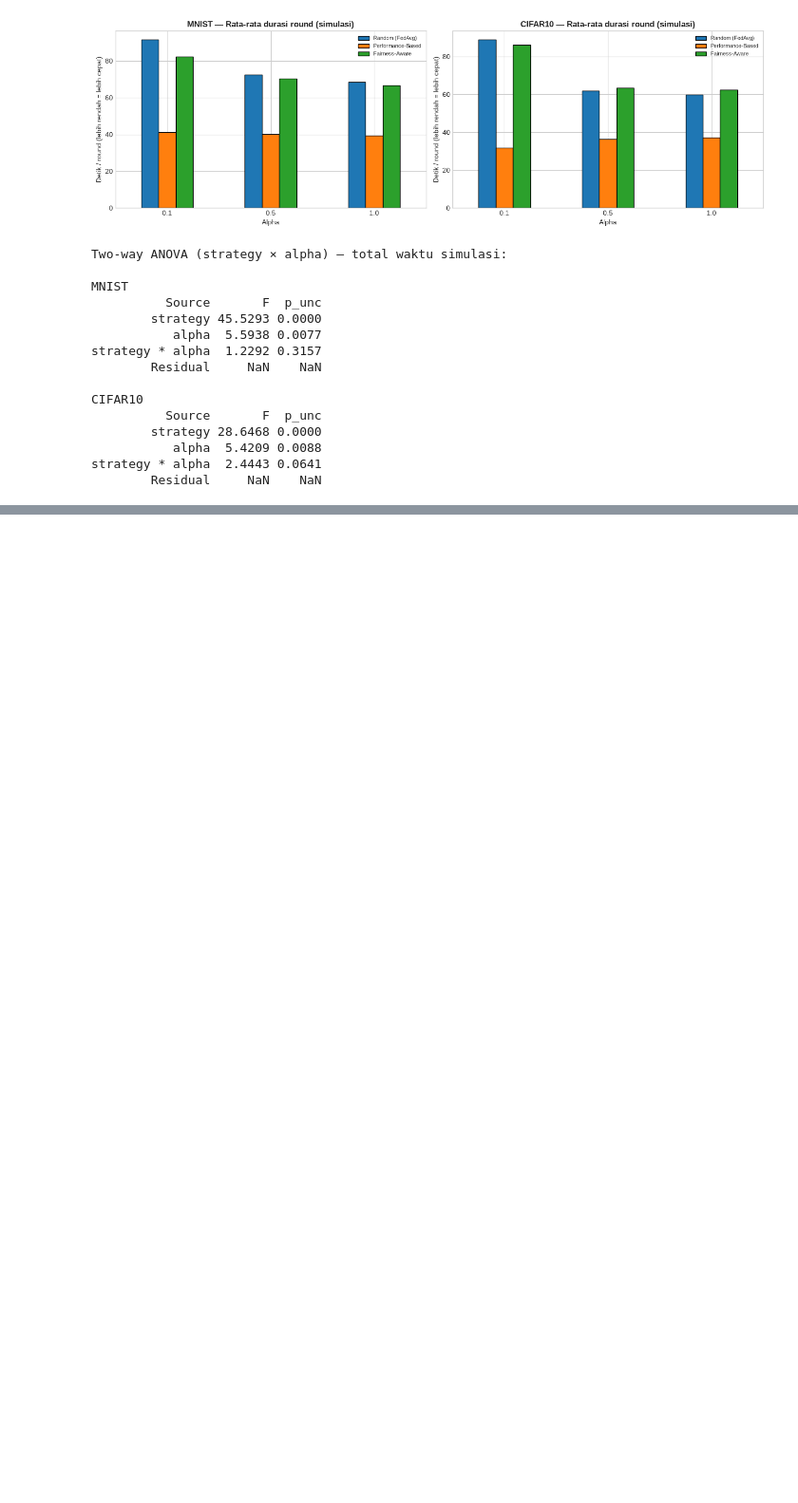
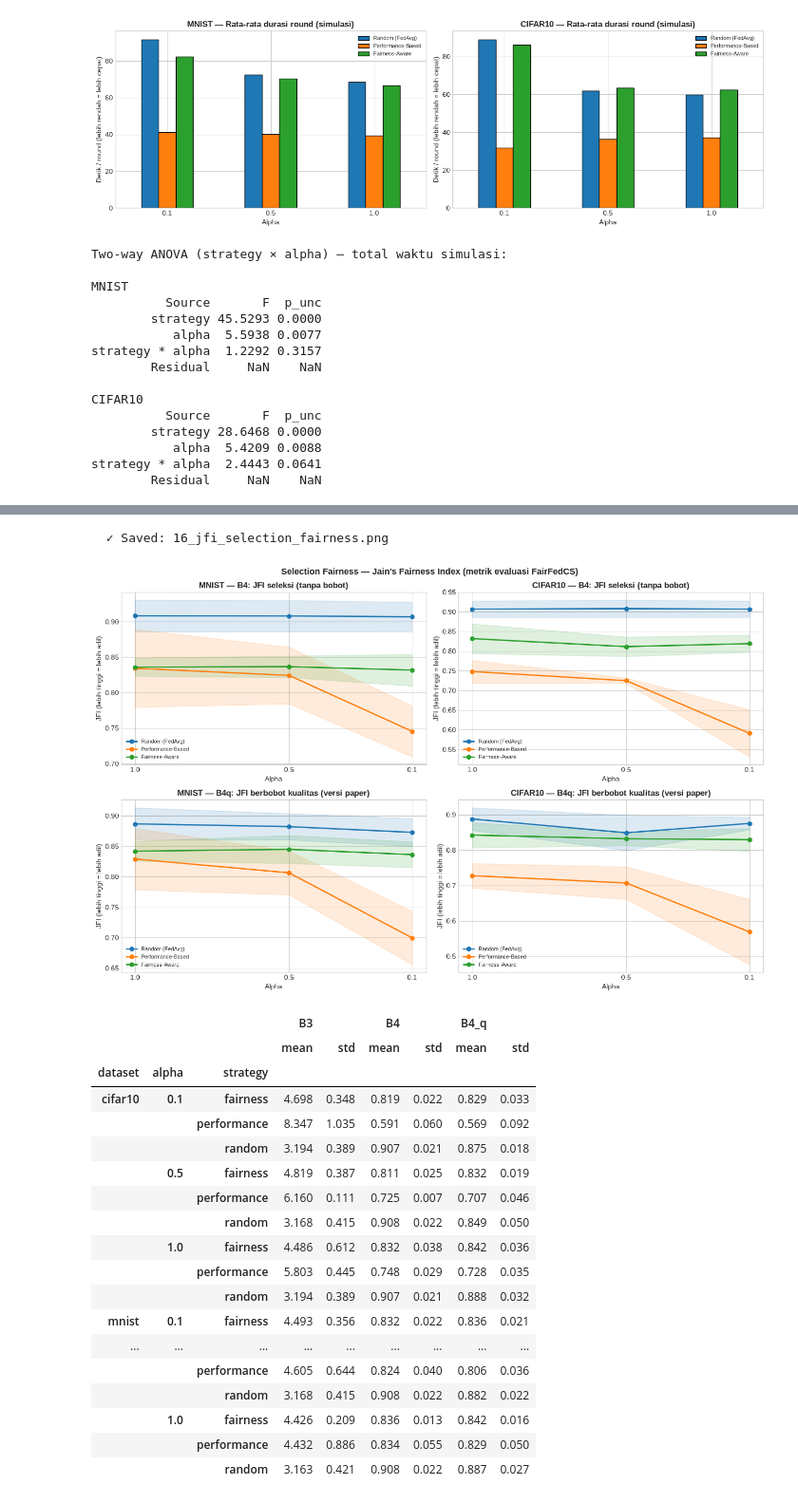
Before and after one commit to zpenct/client-strategy-fl, a Jupyter notebook: notebooks/analysis.ipynb, the cells around one changed output, grey strips where cells are left out. Shown at 95% size. Cells and saved outputs as stored; diff of their text form; code cells hidden in the pictures; blank space fills up the shorter version.

```diff
--- a/notebooks/analysis.ipynb
+++ b/notebooks/analysis.ipynb
@@ -1526,0 +1552,56 @@ strategy * alpha  2.4443 0.0641
+# %%
+# ── 12A: B4 & B4q per strategi × alpha ──────────────────────────────────
+
+fig, axes = plt.subplots(2, len(DATASETS), figsize=(7 * len(DATASETS), 9), squeeze=False)
+for col, dataset in enumerate(DATASETS):
+    sub = df[df.dataset == dataset]
+    for row, (metric, title) in enumerate([('B4', 'B4: JFI seleksi (tanpa bobot)'),
+                                           ('B4_q', 'B4q: JFI berbobot kualitas (versi paper)')]):
+        ax = axes[row][col]
+        if sub[metric].isna().all():
+            ax.text(0.5, 0.5, 'Partisi tidak tersedia di mesin ini', ha='center', transform=ax.transAxes)
+            continue
+        agg = sub.groupby(['strategy', 'alpha'])[metric].agg(['mean', 'std']).reset_index()
+        for strategy in STRATEGIES:
+            g = agg[agg.strategy == strategy].sort_values('alpha')
+            ax.plot(g['alpha'], g['mean'], marker='o', linewidth=2,
+                    color=STRATEGY_COLORS[strategy], label=STRATEGY_LABELS[strategy])
+            ax.fill_between(g['alpha'], g['mean'] - g['std'], (g['mean'] + g['std']).clip(upper=1),
+                            alpha=0.15, color=STRATEGY_COLORS[strategy])
+        ax.set_title(f'{dataset.upper()} — {title}', fontweight='bold')
+        ax.set_xlabel('Alpha')
+        ax.set_ylabel('JFI (lebih tinggi = lebih adil)')
+        ax.set_xticks(ALPHAS)
+        ax.invert_xaxis()
+        ax.legend(fontsize=8)
+plt.suptitle("Selection Fairness — Jain's Fairness Index (metrik evaluasi FairFedCS)",
+             fontsize=13, fontweight='bold')
+plt.tight_layout()
+savefig('16_jfi_selection_fairness')
+
+tbl = (df.groupby(['dataset', 'alpha', 'strategy'])[['B3', 'B4', 'B4_q']]
+         .agg(['mean', 'std']).round(3))
+display(tbl)
+tbl.to_csv(FIG_DIR / 'summary_jfi.csv')
+# %% [output]
+  ✓ Saved: 16_jfi_selection_fairness.png
+[figure, added]
+|  |  |  | B3 |  | B4 |  | B4_q |  |
+|  |  |  | mean | std | mean | std | mean | std |
+| dataset | alpha | strategy |  |  |  |  |  |  |
+| cifar10 | 0.1 | fairness | 4.698 | 0.348 | 0.819 | 0.022 | 0.829 | 0.033 |
+|  |  | performance | 8.347 | 1.035 | 0.591 | 0.060 | 0.569 | 0.092 |
+|  |  | random | 3.194 | 0.389 | 0.907 | 0.021 | 0.875 | 0.018 |
+|  | 0.5 | fairness | 4.819 | 0.387 | 0.811 | 0.025 | 0.832 | 0.019 |
+|  |  | performance | 6.160 | 0.111 | 0.725 | 0.007 | 0.707 | 0.046 |
+|  |  | random | 3.168 | 0.415 | 0.908 | 0.022 | 0.849 | 0.050 |
+|  | 1.0 | fairness | 4.486 | 0.612 | 0.832 | 0.038 | 0.842 | 0.036 |
+|  |  | performance | 5.803 | 0.445 | 0.748 | 0.029 | 0.728 | 0.035 |
+|  |  | random | 3.194 | 0.389 | 0.907 | 0.021 | 0.888 | 0.032 |
+| mnist | 0.1 | fairness | 4.493 | 0.356 | 0.832 | 0.022 | 0.836 | 0.021 |
+| ... | ... | ... | ... | ... | ... | ... | ... | ... |
+|  |  | performance | 4.605 | 0.644 | 0.824 | 0.040 | 0.806 | 0.036 |
+|  |  | random | 3.168 | 0.415 | 0.908 | 0.022 | 0.882 | 0.022 |
+|  | 1.0 | fairness | 4.426 | 0.209 | 0.836 | 0.013 | 0.842 | 0.016 |
+|  |  | performance | 4.432 | 0.886 | 0.834 | 0.055 | 0.829 | 0.050 |
+|  |  | random | 3.163 | 0.421 | 0.908 | 0.022 | 0.887 | 0.027 |
```
Also changed, not shown: parts of 5 cells of this notebook, 34 other files.
